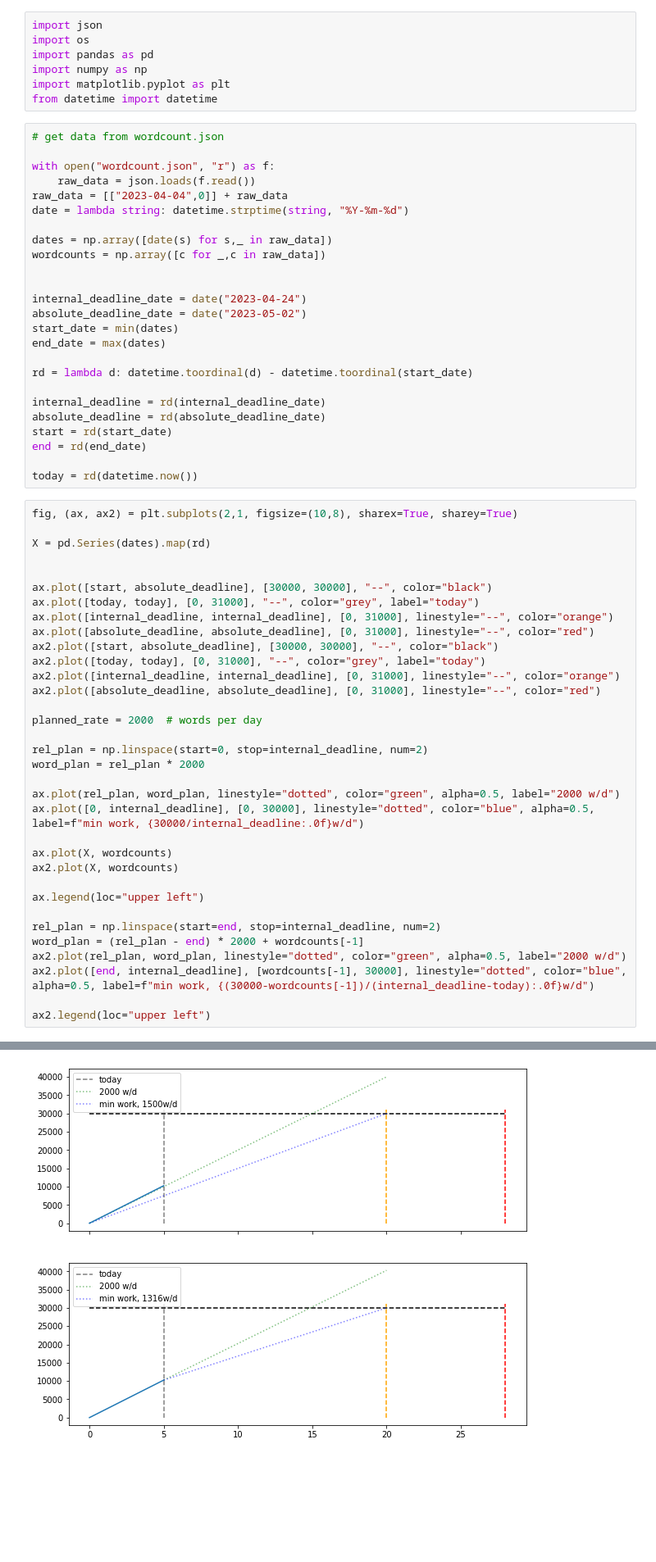
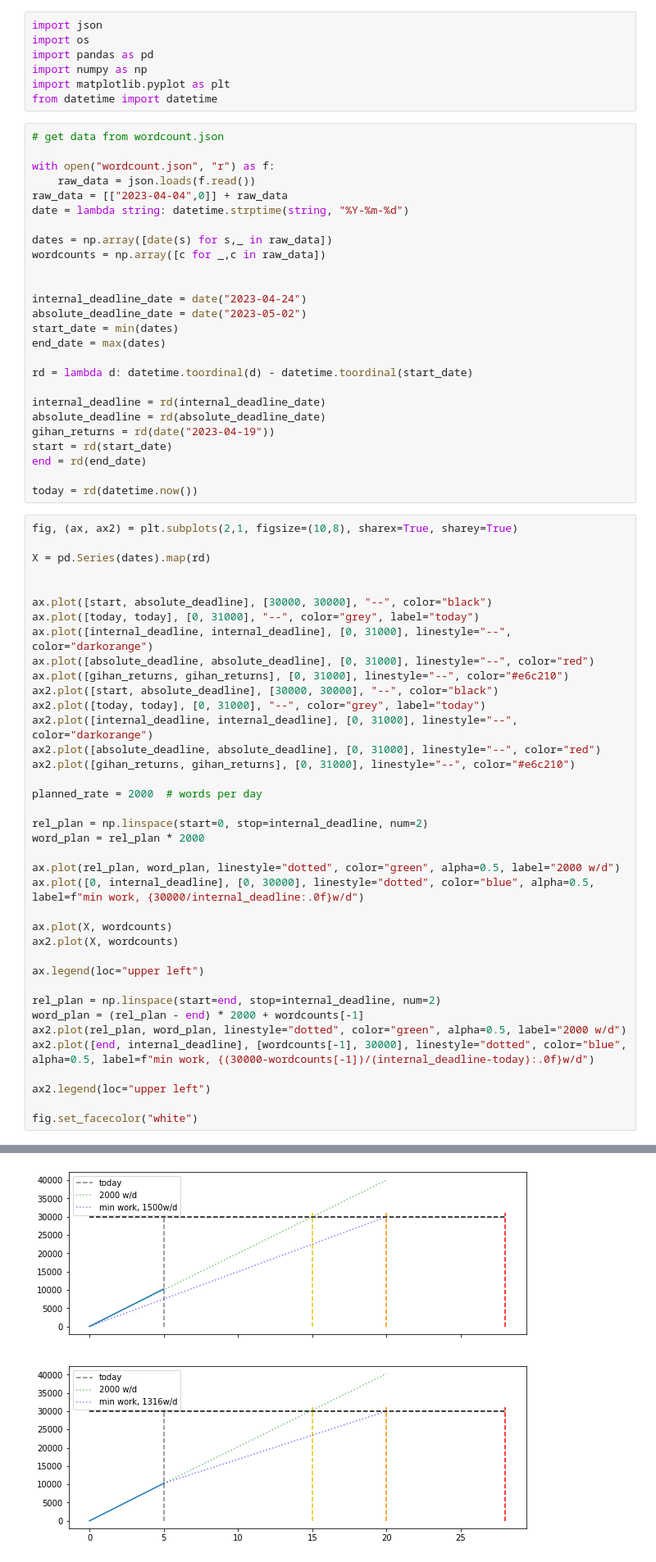
Before and after one commit to Nat-133/Report-Progress-Tracker, a Jupyter notebook: progress.ipynb, the cells around one changed output, grey strips where cells are left out. Shown at 82% size. Cells and saved outputs as stored; diff of their text form; blank space fills up the shorter version.

Commit message:
added gihan's return

```diff
--- a/progress.ipynb
+++ b/progress.ipynb
@@ -26,6 +26,7 @@ rd = lambda d: datetime.toordinal(d) - datetime.toordinal(start_date)
 
 internal_deadline = rd(internal_deadline_date)
 absolute_deadline = rd(absolute_deadline_date)
+gihan_returns = rd(date("2023-04-19"))
 start = rd(start_date)
 end = rd(end_date)
 
@@ -38,12 +39,14 @@ X = pd.Series(dates).map(rd)
 
 ax.plot([start, absolute_deadline], [30000, 30000], "--", color="black")
 ax.plot([today, today], [0, 31000], "--", color="grey", label="today")
-ax.plot([internal_deadline, internal_deadline], [0, 31000], linestyle="--", color="orange")
+ax.plot([internal_deadline, internal_deadline], [0, 31000], linestyle="--", color="darkorange")
 ax.plot([absolute_deadline, absolute_deadline], [0, 31000], linestyle="--", color="red")
+ax.plot([gihan_returns, gihan_returns], [0, 31000], linestyle="--", color="#e6c210")
 ax2.plot([start, absolute_deadline], [30000, 30000], "--", color="black")
 ax2.plot([today, today], [0, 31000], "--", color="grey", label="today")
-ax2.plot([internal_deadline, internal_deadline], [0, 31000], linestyle="--", color="orange")
+ax2.plot([internal_deadline, internal_deadline], [0, 31000], linestyle="--", color="darkorange")
 ax2.plot([absolute_deadline, absolute_deadline], [0, 31000], linestyle="--", color="red")
+ax2.plot([gihan_returns, gihan_returns], [0, 31000], linestyle="--", color="#e6c210")
 
 planned_rate = 2000  # words per day
 
@@ -64,4 +67,6 @@ ax2.plot(rel_plan, word_plan, linestyle="dotted", color="green", alpha=0.5, labe
 ax2.plot([end, internal_deadline], [wordcounts[-1], 30000], linestyle="dotted", color="blue", alpha=0.5, label=f"min work, {(30000-wordcounts[-1])/(internal_deadline-today):.0f}w/d")
 
 ax2.legend(loc="upper left")
+
+fig.set_facecolor("white")
 # %% [output]
@@ -69 +73 @@ ax2.legend(loc="upper left")
-[figure, old version]
+[figure, new version]
```
Also changed, not shown: parts of 1 cell of this notebook.
